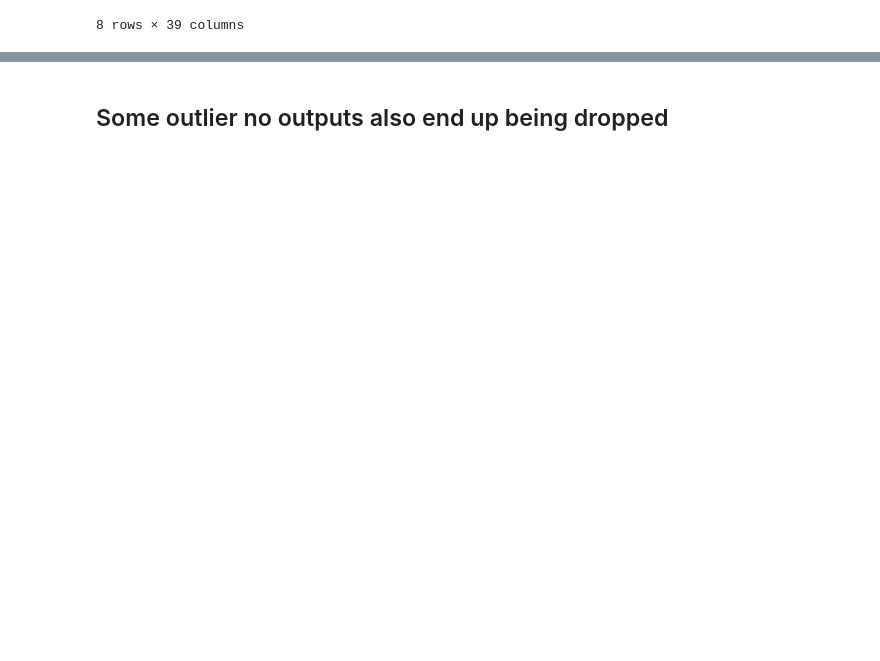
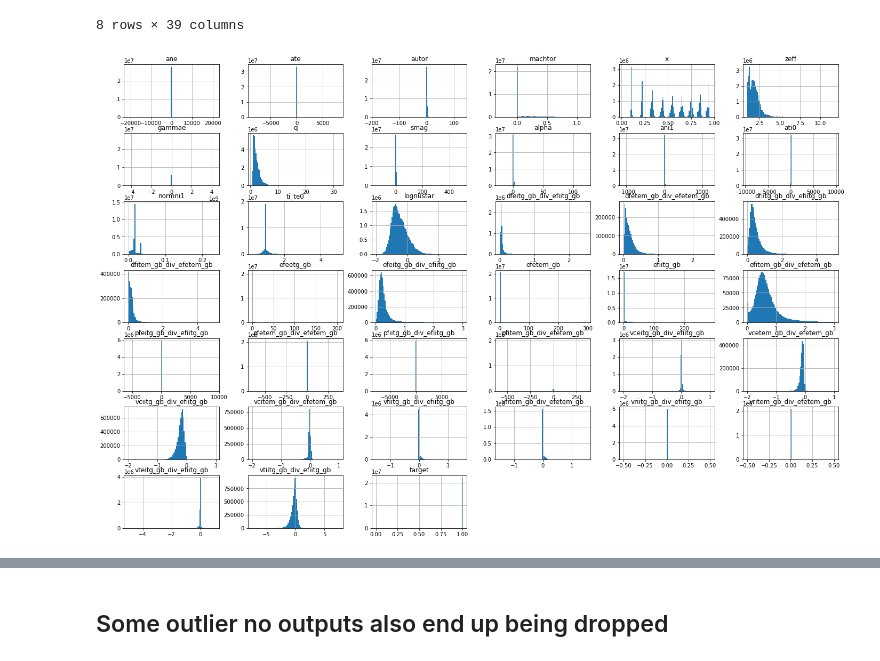
Before and after one commit to zcapjdb/UKAEAGroupProject, a Jupyter notebook: src/notebooks/QLKNNDataPreparation.ipynb, the cells around one changed output, grey strips where cells are left out. Cells and saved outputs as stored; diff of their text form; code cells hidden in the pictures; blank space fills up the shorter version.

```diff
--- a/src/notebooks/QLKNNDataPreparation.ipynb
+++ b/src/notebooks/QLKNNDataPreparation.ipynb
@@ -86,3 +65,7 @@ df.describe()
 | 75% | 3.844319e+00 | 9.600404e+00 | 8.006786e-01 | 1.645138e-01 | 7.568933e-01 | 2.175440e+00 | 0.000000e+00 | 2.742778e+00 | 1.420829e+00 | 3.791013e-01 | ... | ... |
 | max | 2.105537e+04 | 8.059684e+03 | 1.307951e+02 | 1.157954e+00 | 9.541317e-01 | 1.164230e+01 | 4.299727e+09 | 3.189302e+01 | 4.978162e+02 | 1.217655e+02 | ... | ... |
 8 rows × 39 columns
+# %%
+df.hist(figsize = (24,16), bins = 100);
+# %% [output]
+[figure, added]
```
Also changed, not shown: parts of 8 cells of this notebook, 6 other files.
